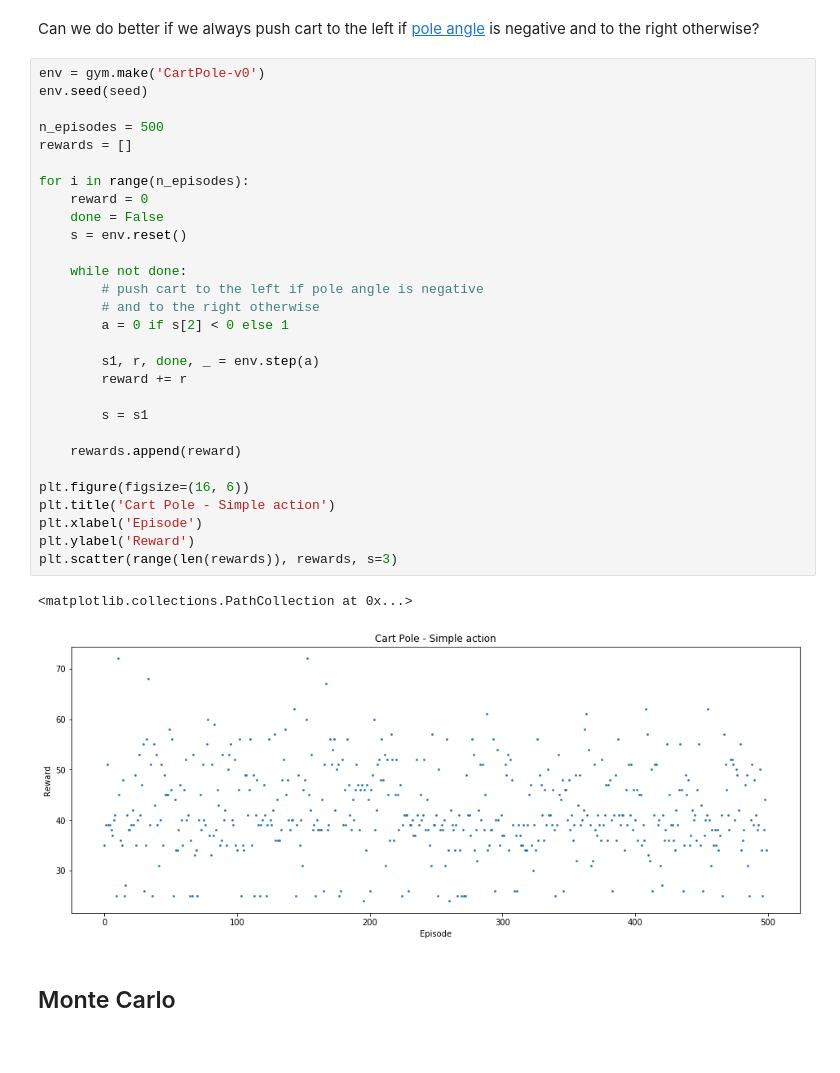
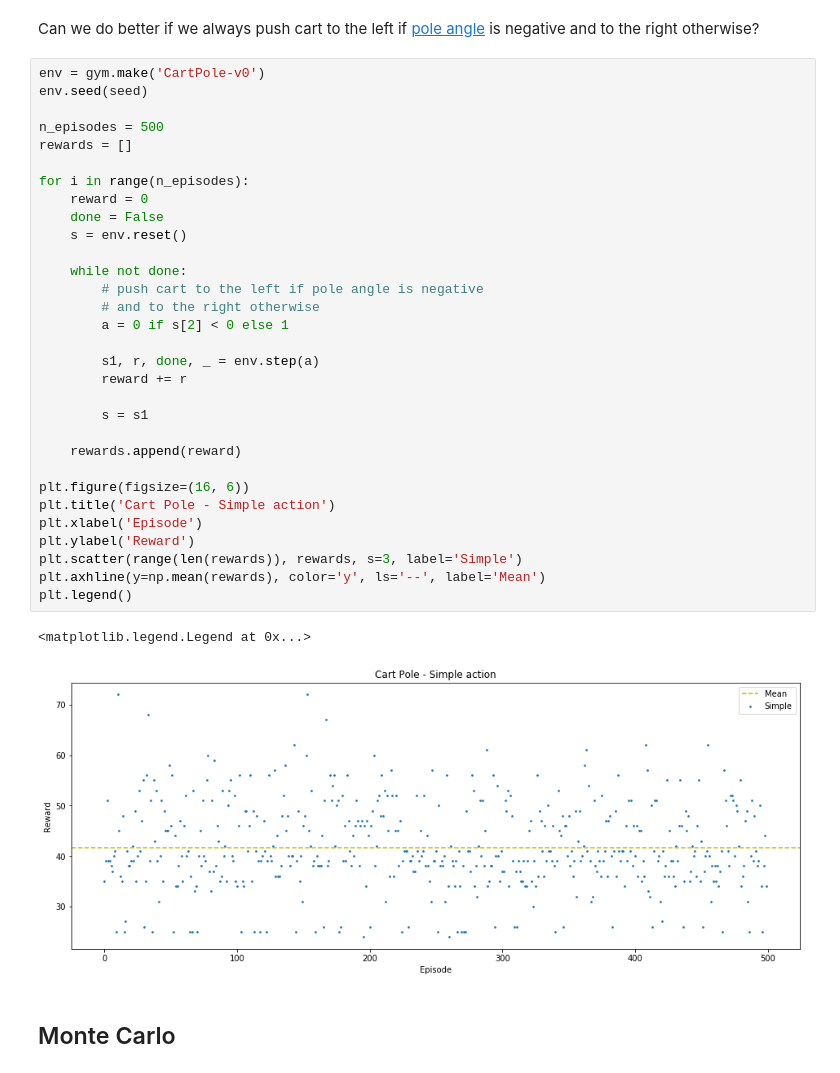
Before and after one commit to aserhiychuk/pyreinforce, a Jupyter notebook: examples/MonteCarlo.ipynb, the cells around one changed output. Cells and saved outputs as stored; diff of their text form.

Commit message:
Show mean rewards in MonteCarlo example

```diff
--- a/examples/MonteCarlo.ipynb
+++ b/examples/MonteCarlo.ipynb
@@ -64,35 +66,37 @@ Can we do better if we always push cart to the left if [pole angle](https://gith
 # %%
 env = gym.make('CartPole-v0')
 env.seed(seed)
 
 n_episodes = 500
 rewards = []
 
 for i in range(n_episodes):
     reward = 0
     done = False
     s = env.reset()
 
     while not done:
         # push cart to the left if pole angle is negative
         # and to the right otherwise
         a = 0 if s[2] < 0 else 1
 
         s1, r, done, _ = env.step(a)
         reward += r
 
         s = s1
 
     rewards.append(reward)
 
 plt.figure(figsize=(16, 6))
 plt.title('Cart Pole - Simple action')
 plt.xlabel('Episode')
 plt.ylabel('Reward')
-plt.scatter(range(len(rewards)), rewards, s=3)
+plt.scatter(range(len(rewards)), rewards, s=3, label='Simple')
+plt.axhline(y=np.mean(rewards), color='y', ls='--', label='Mean')
+plt.legend()
 # %% [output]
-<matplotlib.collections.PathCollection at 0x...>
+<matplotlib.legend.Legend at 0x...>
-[figure, old version]
+[figure, new version]
 # %% [markdown]
 ## Monte Carlo
 # %% [markdown]
```
Also changed, not shown: parts of 1 cell of this notebook.
